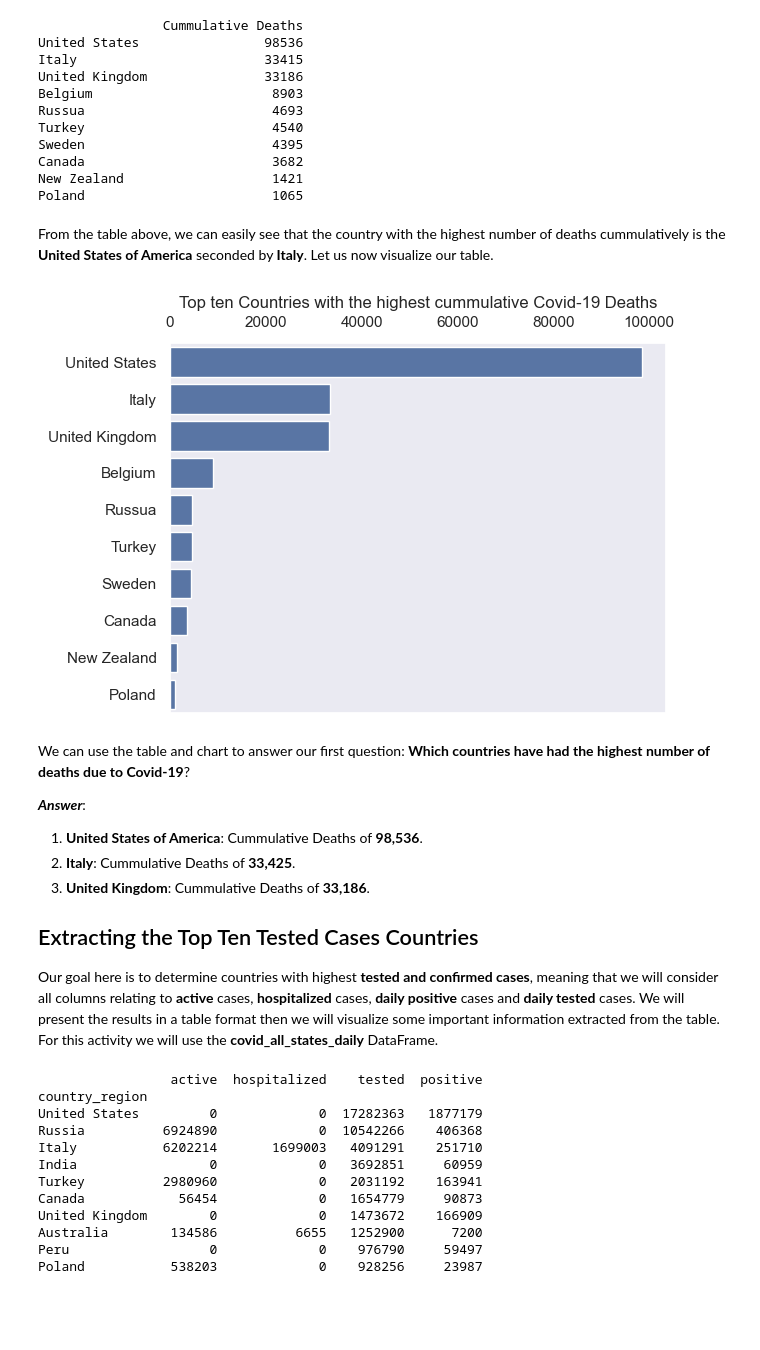
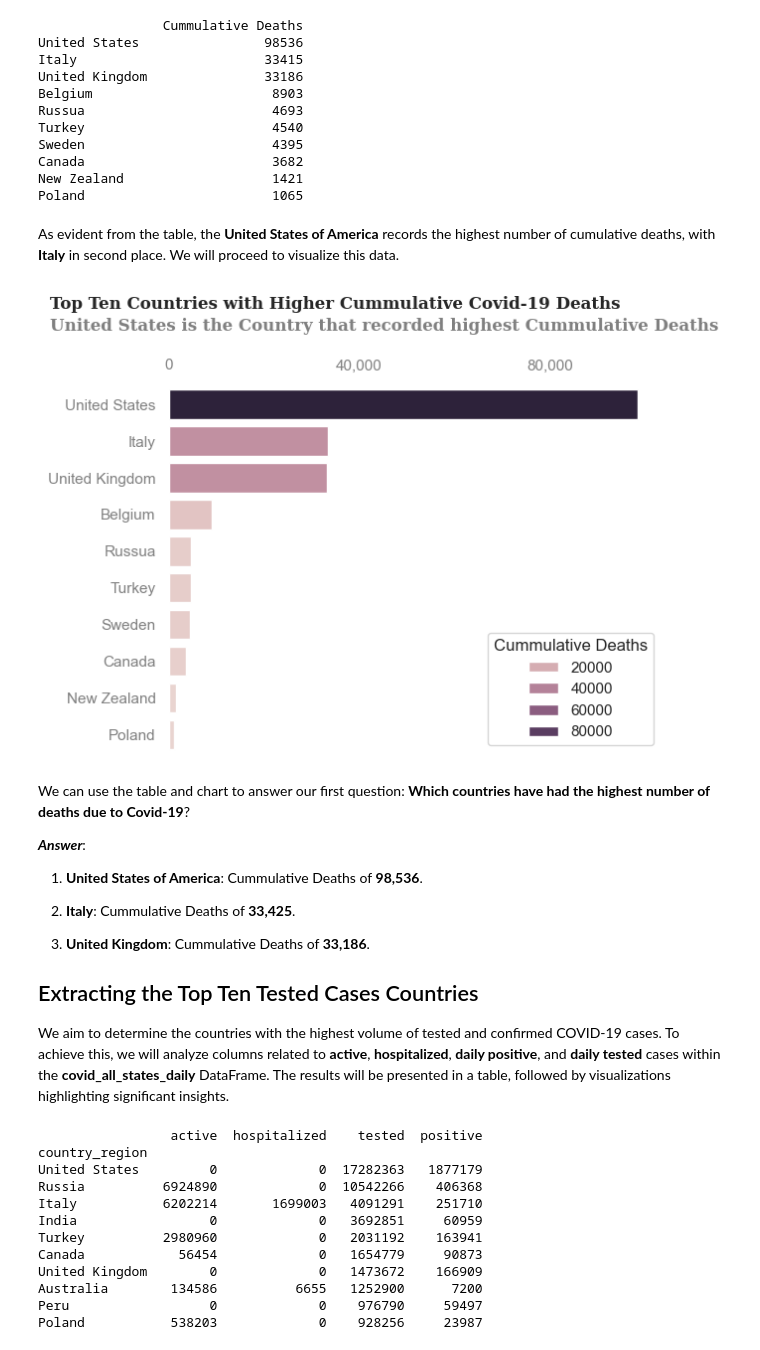
Before and after one commit to mcbrownmwale/Covid_19, a Jupyter notebook: Covid-19.ipynb, the cells around one changed output. Cells and saved outputs as stored; diff of their text form; code cells hidden in the pictures; blank space fills up the shorter version.

```diff
--- a/Covid-19.ipynb
+++ b/Covid-19.ipynb
@@ -19,7 +28,7 @@ import numpy as np
 # Import matplotlib and seaborn for data visualisation
 import matplotlib.pyplot as plt
 import seaborn as sns
-sns.set_theme()
+sns.set_theme(style = 'white', palette = 'muted')
 
 # Read in Data
 covid = pd.read_csv('covid_19.csv')
@@ -227,26 +265,35 @@ Canada                        3682
 New Zealand                   1421
 Poland                        1065
 # %% [markdown]
-From the table above, we can easily see that the country with the highest number of deaths cummulatively is the **United States of America** seconded by **Italy**. Let us now visualize our table.
+As evident from the table, the **United States of America** records the highest number of cumulative deaths, with **Italy** in second place. We will proceed to visualize this data.
 # %%
-sns.barplot(data = covid_deaths_cum, orient = 'h', x = 'Cummulative Deaths', y = covid_deaths_cum.index)
-plt.grid(False)
+sns.barplot(data = covid_deaths_cum, orient = 'h', x = 'Cummulative Deaths', y = covid_deaths_cum.index, hue = 'Cummulative Deaths')
+sns.despine(left = True, bottom = True)
 plt.ylabel('')
 plt.xlabel('')
+plt.xticks([0, 40000, 80000 ], ['0', '40,000', '80,000'])
+plt.tick_params(labelcolor = 'gray')
 plt.tick_params(labeltop = True, labelbottom = False)
-plt.title('Top ten Countries with the highest cummulative Covid-19 Deaths')
+plt.text(x = -25000, y = -2.6, s = 'Top Ten Countries with Higher Cummulative Covid-19 Deaths', fontdict = {'weight':'bold', 'family':'serif'})
+plt.text(x = -25000, y = -2, s = 'United States is the Country that recorded highest Cummulative Deaths',\
+         fontdict = {'weight':'bold', 'family':'serif', 'color':'gray'})
 plt.show()
 # %% [output]
-[figure, old version]
+[figure, new version]
 # %% [markdown]
 We can use the table and chart to answer our first question: **Which countries have had the highest number of deaths due to Covid-19**?
 
 _**Answer**_:
+
 1. **United States of America**: Cummulative Deaths of **98,536**.
+
 2. **Italy**: Cummulative Deaths of **33,425**.
+
 3. **United Kingdom**: Cummulative Deaths of **33,186**.
+
 ## Extracting the Top Ten Tested Cases Countries
-Our goal here is to determine countries with highest **tested and confirmed cases**, meaning that we will consider all columns relating to **active** cases, **hospitalized** cases, **daily positive** cases and **daily tested** cases. We will present the results in a table format then we will visualize some important information extracted from the table. For this activity we will use the **covid_all_states_daily** DataFrame.
+
+We aim to determine the countries with the highest volume of tested and confirmed COVID-19 cases. To achieve this, we will analyze columns related to **active**, **hospitalized**, **daily positive**, and **daily tested** cases within the **covid_all_states_daily** DataFrame. The results will be presented in a table, followed by visualizations highlighting significant insights.
 # %%
 # Determine the top ten tested cases
 covid_all_states_daily_sum = covid_all_states_daily.groupby('country_region')[['active', 'hospitalized_curr', 'daily_tested', 'daily_positive']].sum()
```
Also changed, not shown: parts of 19 cells of this notebook.
